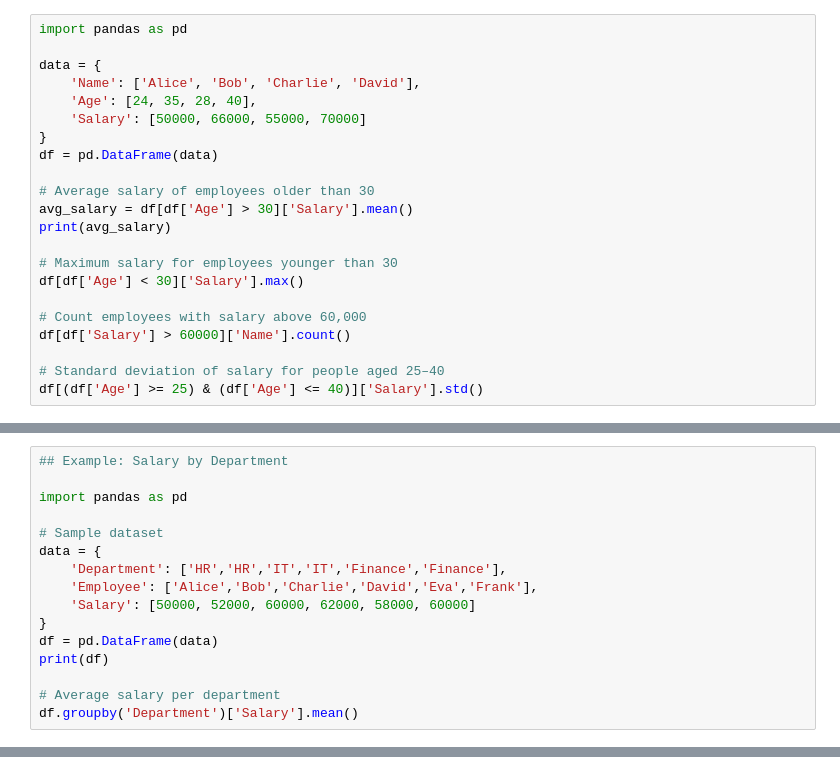
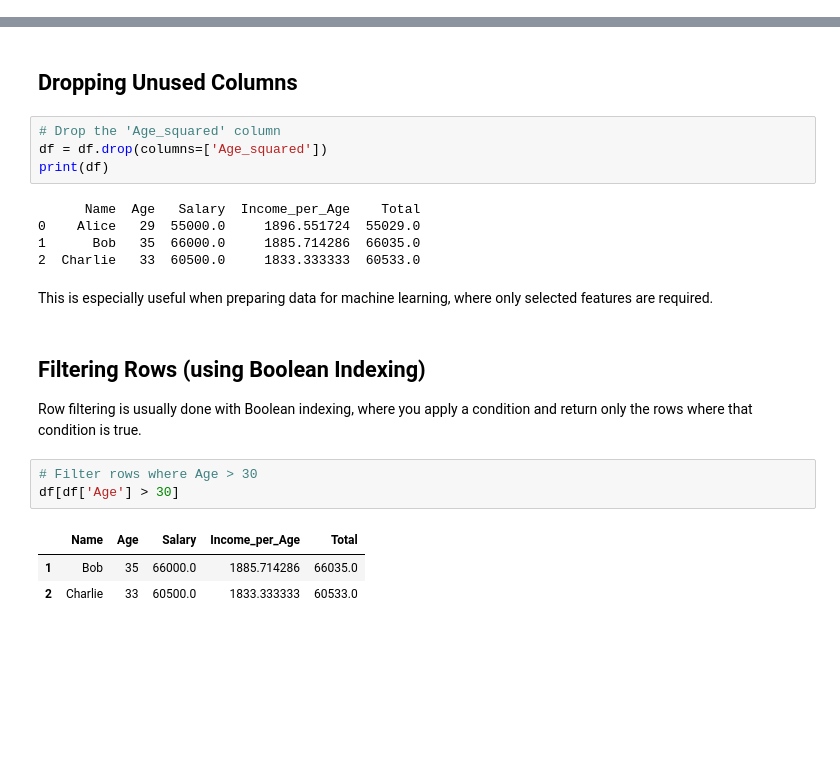
Before and after one commit to ffalam/CMSC320TextBook, a Jupyter notebook: chapter5/Chapter_5_3.ipynb, the cells around one changed output, grey strips where cells are left out. Saved outputs shown, nothing was run; the diff lists cells and outputs as text; blank space fills up the shorter version.

```diff
--- a/chapter5/Chapter_5_3.ipynb
+++ b/chapter5/Chapter_5_3.ipynb
@@ -66,22 +0,0 @@ where:
-# %%
-import pandas as pd
-
-data = {
-    'Name': ['Alice', 'Bob', 'Charlie', 'David'],
-    'Age': [24, 35, 28, 40],
-    'Salary': [50000, 66000, 55000, 70000]
-}
-df = pd.DataFrame(data)
-
-# Average salary of employees older than 30
-avg_salary = df[df['Age'] > 30]['Salary'].mean()
-print(avg_salary)
-
-# Maximum salary for employees younger than 30
-df[df['Age'] < 30]['Salary'].max()
-
-# Count employees with salary above 60,000
-df[df['Salary'] > 60000]['Name'].count()
-
-# Standard deviation of salary for people aged 25–40
-df[(df['Age'] >= 25) & (df['Age'] <= 40)]['Salary'].std()
@@ -120,16 +0,0 @@ where:
-# %%
-## Example: Salary by Department
-
-import pandas as pd
-
-# Sample dataset
-data = {
-    'Department': ['HR','HR','IT','IT','Finance','Finance'],
-    'Employee': ['Alice','Bob','Charlie','David','Eva','Frank'],
-    'Salary': [50000, 52000, 60000, 62000, 58000, 60000]
-}
-df = pd.DataFrame(data)
-print(df)
-
-# Average salary per department
-df.groupby('Department')['Salary'].mean()
@@ -180,0 +1,24 @@ Pandas does not exist in a vacuum. It is a central hub in the Python data scienc
+# %% [markdown]
+## Dropping Unused Columns
+# %%
+# Drop the 'Age_squared' column
+df = df.drop(columns=['Age_squared'])
+print(df)
+# %% [output]
+      Name  Age   Salary  Income_per_Age    Total
+0    Alice   29  55000.0     1896.551724  55029.0
+1      Bob   35  66000.0     1885.714286  66035.0
+2  Charlie   33  60500.0     1833.333333  60533.0
+# %% [markdown]
+This is especially useful when preparing data for machine learning, where only selected features are required.
+# %% [markdown]
+## Filtering Rows (using Boolean Indexing)
+
+Row filtering is usually done with Boolean indexing, where you apply a condition and return only the rows where that condition is true.
+# %%
+# Filter rows where Age > 30
+df[df['Age'] > 30]
+# %% [output]
+|  | Name | Age | Salary | Income_per_Age | Total |
+| 1 | Bob | 35 | 66000.0 | 1885.714286 | 66035.0 |
+| 2 | Charlie | 33 | 60500.0 | 1833.333333 | 60533.0 |
```
Also changed, not shown: parts of 18 cells of this notebook, 19 other files.
